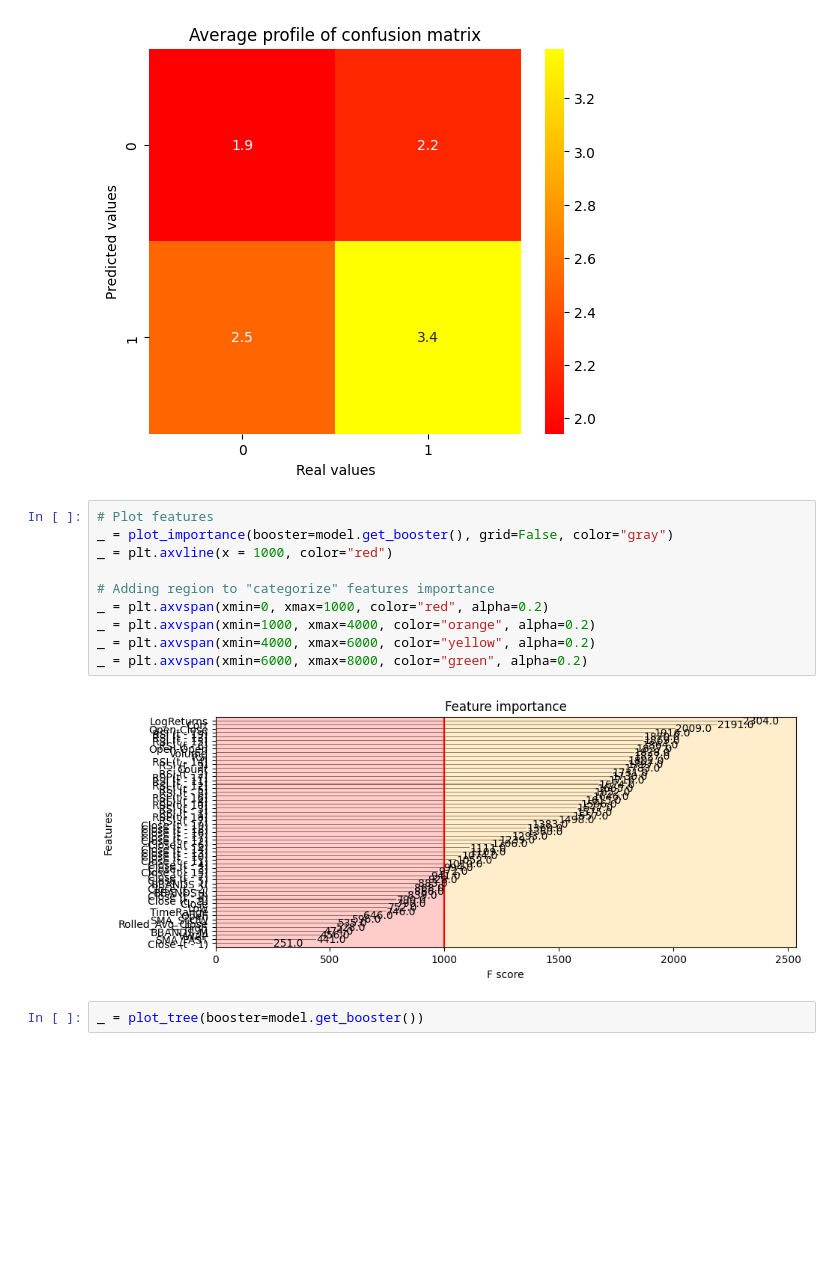
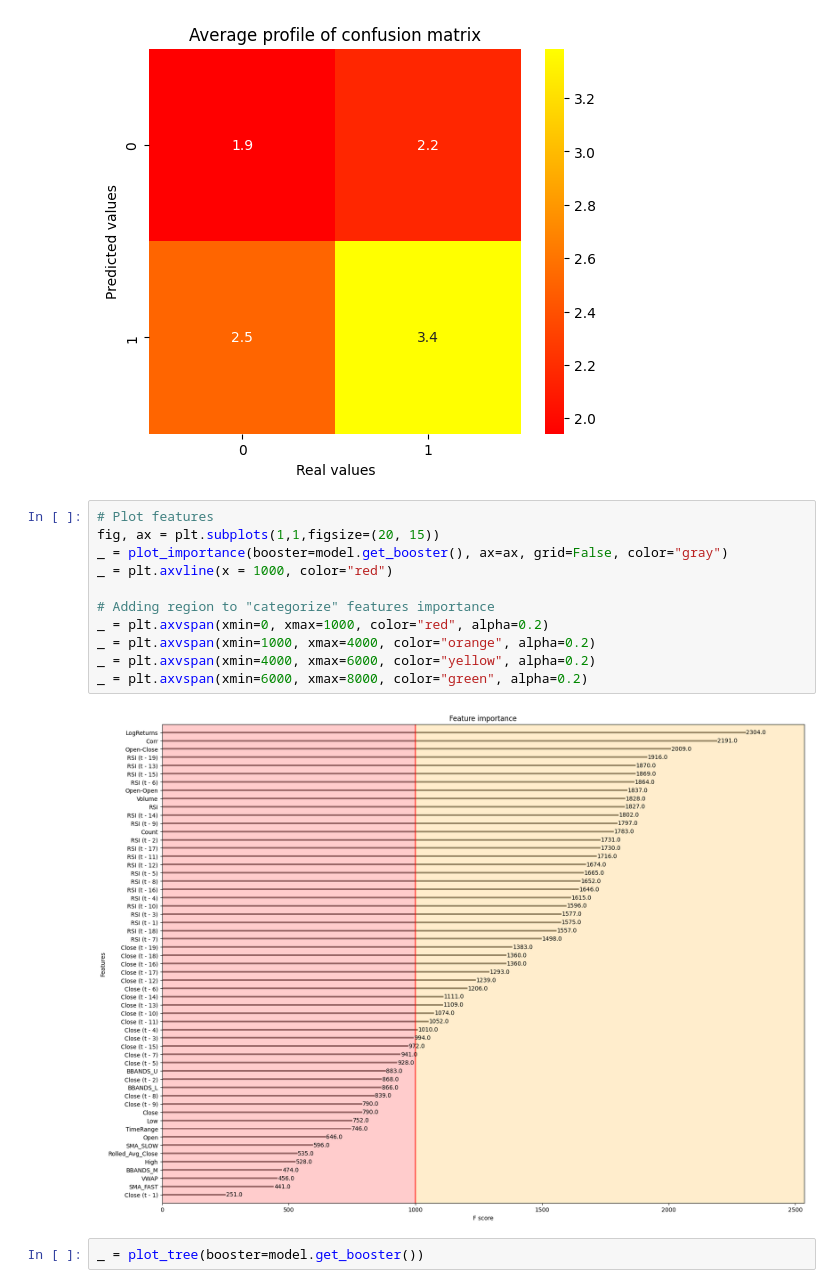
Before and after one commit to lcsrodriguez/cryptotrading, a Jupyter notebook: notebooks/bitcoin_trading.ipynb, the cells around one changed output. Saved outputs shown, nothing was run; the diff lists cells and outputs as text; blank space fills up the shorter version.

Commit message:
Adding confusion matrix + updating figsize for plot feature importance

```diff
--- a/notebooks/bitcoin_trading.ipynb
+++ b/notebooks/bitcoin_trading.ipynb
@@ -518,16 +518,17 @@ _ = plt.ylabel("Predicted values")
 [figure]
 # %%
 # Plot features
-_ = plot_importance(booster=model.get_booster(), grid=False, color="gray")
+fig, ax = plt.subplots(1,1,figsize=(20, 15))
+_ = plot_importance(booster=model.get_booster(), ax=ax, grid=False, color="gray")
 _ = plt.axvline(x = 1000, color="red")
 
 # Adding region to "categorize" features importance
 _ = plt.axvspan(xmin=0, xmax=1000, color="red", alpha=0.2)
 _ = plt.axvspan(xmin=1000, xmax=4000, color="orange", alpha=0.2)
 _ = plt.axvspan(xmin=4000, xmax=6000, color="yellow", alpha=0.2)
 _ = plt.axvspan(xmin=6000, xmax=8000, color="green", alpha=0.2)
 # %% [output]
-[figure, old version]
+[figure, new version]
 # %%
 _ = plot_tree(booster=model.get_booster())
 # %% [output]
```
Also changed, not shown: parts of 8 cells of this notebook, 1 other file.
